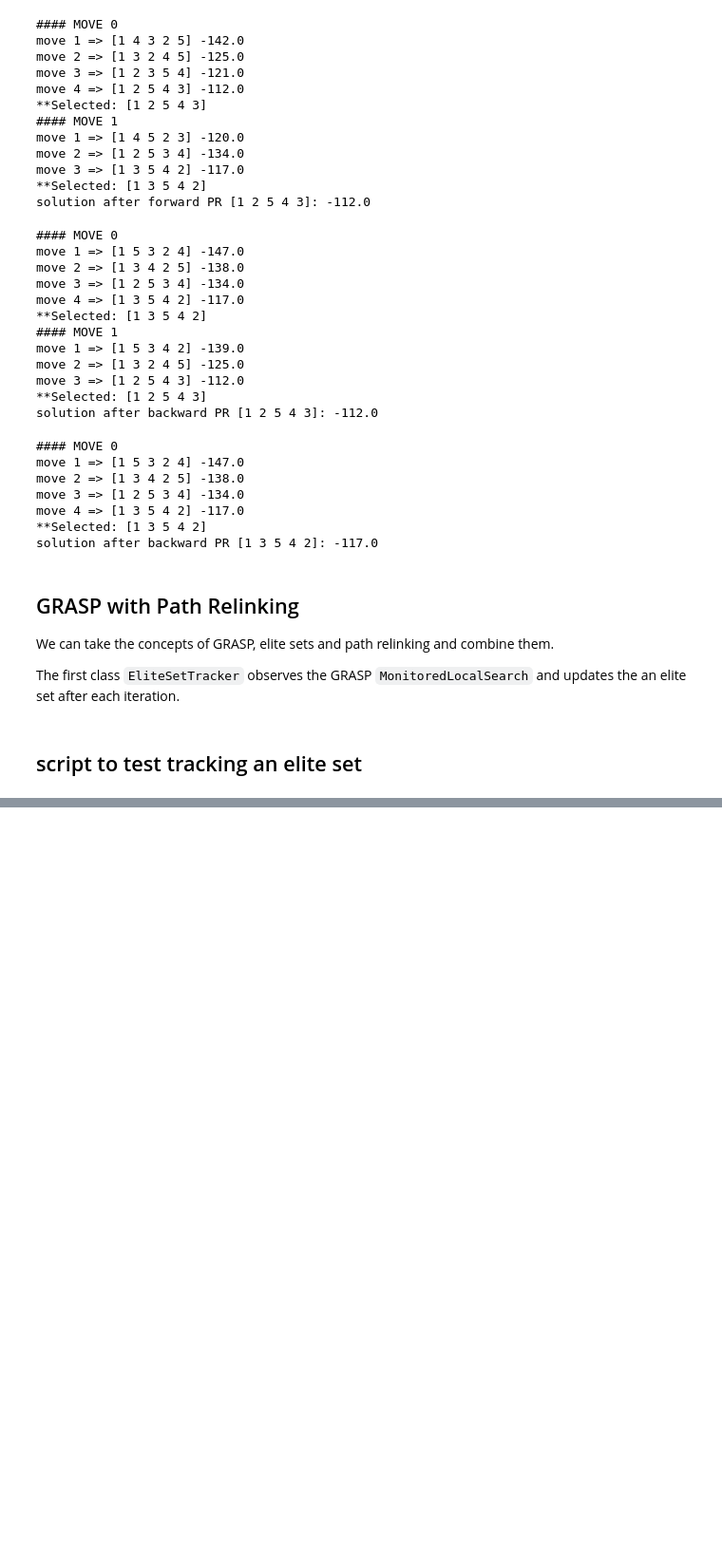
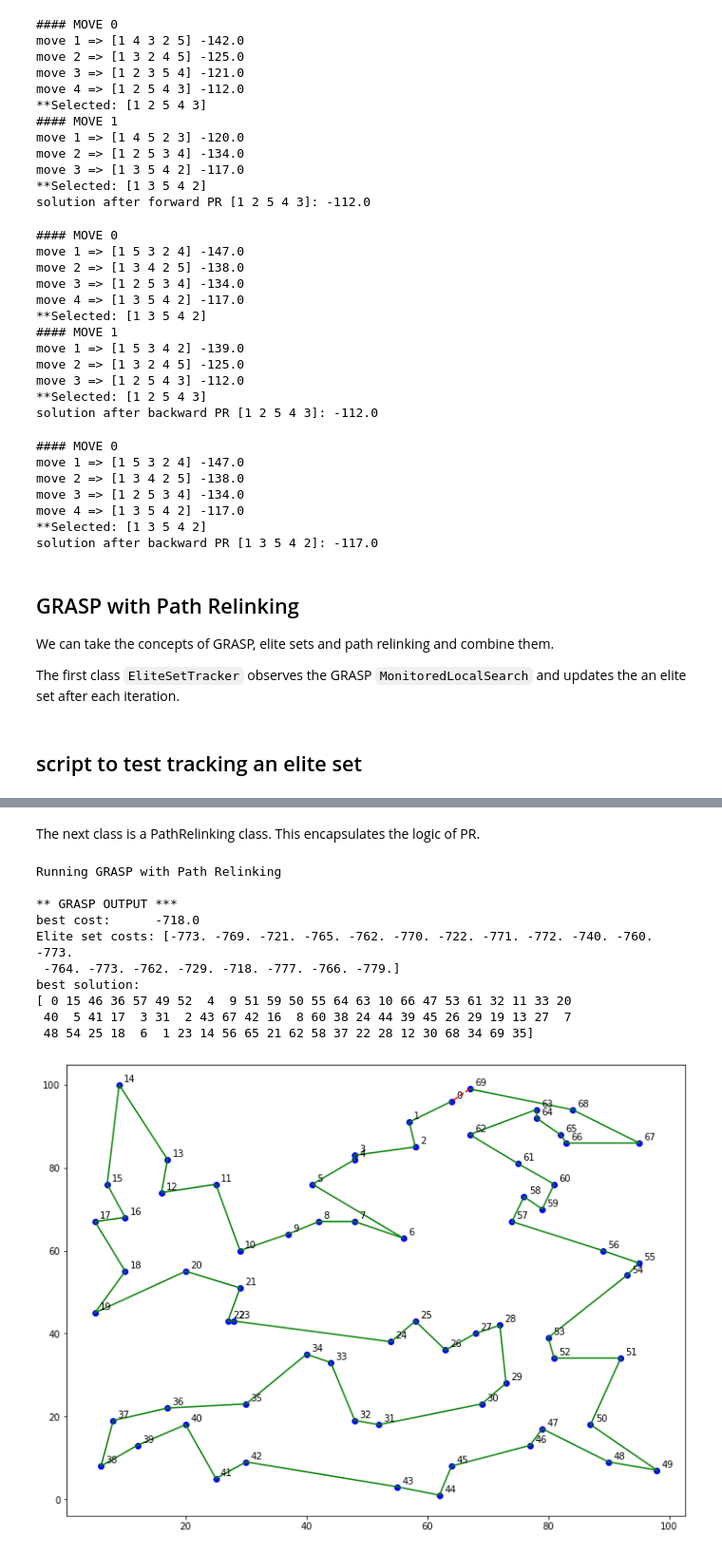
Before and after one commit to TomMonks/meta-py, a Jupyter notebook: grasp_notes.ipynb, the cells around one changed output, grey strips where cells are left out. Shown at 95% size. Drawn from its saved outputs; the diff is of its cells as text; code cells hidden in the pictures; blank space fills up the shorter version.

```diff
--- a/grasp_notes.ipynb
+++ b/grasp_notes.ipynb
@@ -1531,0 +1554,2 @@ Elite set costs: [-775. -778. -768. -754. -768. -771. -772. -775. -760. -778.]
+# %% [markdown]
+The next class is a PathRelinking class.  This encapsulates the logic of PR.
@@ -1531,0 +1745,51 @@ Elite set costs: [-775. -778. -768. -754. -768. -771. -772. -775. -760. -778.]
+# %%
+RCL_MIN = 2
+RCL_MAX = 15
+
+# objective function
+obj = OptimisedSimpleTSPObjective(-matrix)
+
+# Two-opt tweaks
+tweaker = TweakTwoOpt(random_seed=None)
+
+# local search for main GRASP = first improvement hill climbing
+ls1 = HillClimber(obj, tour, tweaker)
+
+# local search for path relinking = first improvement hill climbing
+ls2 = HillClimber(obj, tour, tweaker)
+
+# semi-greedy constructor and RCL sizer
+sizer = RandomRCLSizer(np.arange(RCL_MIN, RCL_MAX), random_seed=None)
+constructor = SemiGreedyConstructor(sizer, tour, -matrix, random_seed=None)
+
+# elite set tracker
+tracker = EliteSet(min_delta=20, max_size=20)
+
+# path relinking logic
+relinker = TSPPathRelinker(ls2, tracker, obj, trunc=None)
+
+# GRASP + PR framework
+solver = GRASPPlusPathRelinking(constructor, ls1, relinker, tracker, max_iter=200)
+
+print("\nRunning GRASP with Path Relinking")
+solver.solve()
+
+print("\n** GRASP OUTPUT ***")
+print("best cost:\t{0}".format(solver.best))
+print(f'Elite set costs: {tracker.costs}')
+
+print("best solution:")
+print(solver.best_solution)
+fig, ax = plot_tour(solver.best_solution, cities, figsize=(12,9))
+# %% [output]
+Running GRASP with Path Relinking
+
+** GRASP OUTPUT ***
+best cost:      -718.0
+Elite set costs: [-773. -769. -721. -765. -762. -770. -722. -771. -772. -740. -760. -773.
+ -764. -773. -762. -729. -718. -777. -766. -779.]
+best solution:
+[ 0 15 46 36 57 49 52  4  9 51 59 50 55 64 63 10 66 47 53 61 32 11 33 20
+ 40  5 41 17  3 31  2 43 67 42 16  8 60 38 24 44 39 45 26 29 19 13 27  7
+ 48 54 25 18  6  1 23 14 56 65 21 62 58 37 22 28 12 30 68 34 69 35]
+[figure, added]
```
Also changed, not shown: parts of 6 cells of this notebook.
